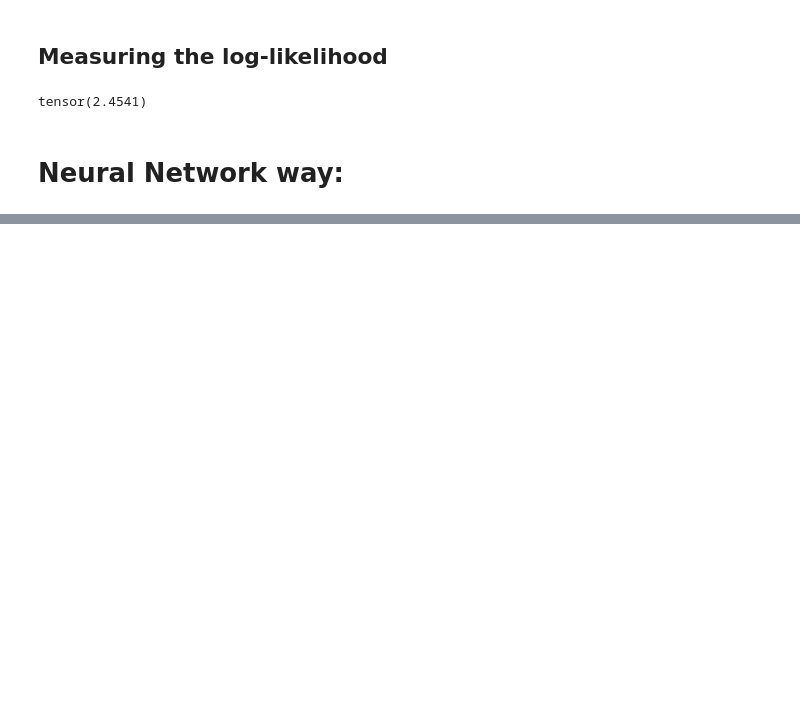
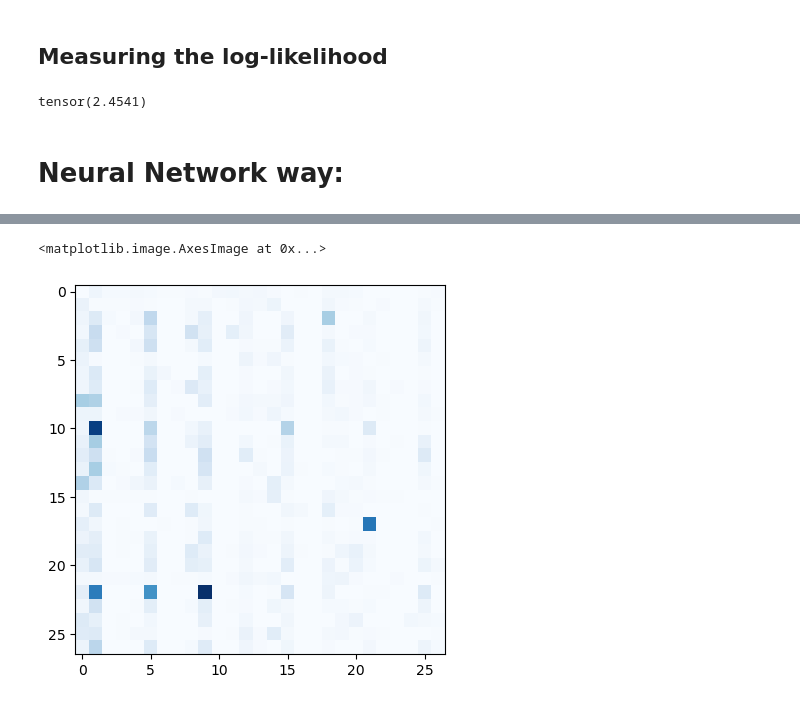
Before and after one commit to CesarAugusto14/learning_LM, a Jupyter notebook: trials.ipynb, the cells around one changed output, grey strips where cells are left out. Drawn from its saved outputs; the diff is of its cells as text; code cells hidden in the pictures; blank space fills up the shorter version.

```diff
--- a/trials.ipynb
+++ b/trials.ipynb
@@ -173,7 +173,7 @@ P = N.float()
 P = P/ P.sum(1, keepdim = True)  # BE CAREFUL WITH BROADCASTING
 # P[0].sum()
 # %%
-g = torch.Generator().manual_seed(4)
+g = torch.Generator().manual_seed(0)
 for i in range(100):
     idx = 0
     out = []
@@ -247,0 +252,15 @@ yenc = F.one_hot(ys, num_classes = 27).float()
+# %%
+g = torch.Generator().manual_seed(2024)
+W = torch.randn((27, 27), generator=g, requires_grad=True)
+print(W[0])
+
+# Forward Pass
+logits = xenc @ W # log-counts
+counts = logits.exp()
+probs = counts/counts.sum(1, keepdim = True)
+loss = -probs.log().mean()
+
+# Backward Pass
+loss.backward()
+W.data -= 0.1*W.grad
+W[0]
@@ -247,0 +278,16 @@ yenc = F.one_hot(ys, num_classes = 27).float()
+# %%
+# Gradient Descent:
+
+g = torch.Generator().manual_seed(2024)
+W = torch.randn((27, 27), generator=g, requires_grad=True)
+
+learning_rate = 50
+for i in range(1000):
+    logits = xenc @ W
+    counts = logits.exp()
+    probs = counts/counts.sum(1, keepdim = True)
+    loss = -probs[torch.arange(len(ys)), ys].log().mean()
+    loss.backward()
+    W.data -= learning_rate*W.grad
+    W.grad = None
+    print(loss.item())
@@ -247,0 +312,5 @@ yenc = F.one_hot(ys, num_classes = 27).float()
+# %%
+plt.imshow((W.exp()).detach().numpy(), cmap='Blues')
+# %% [output]
+<matplotlib.image.AxesImage at 0x...>
+[figure, added]
```
Also changed, not shown: parts of 7 cells of this notebook, 1 other file.
